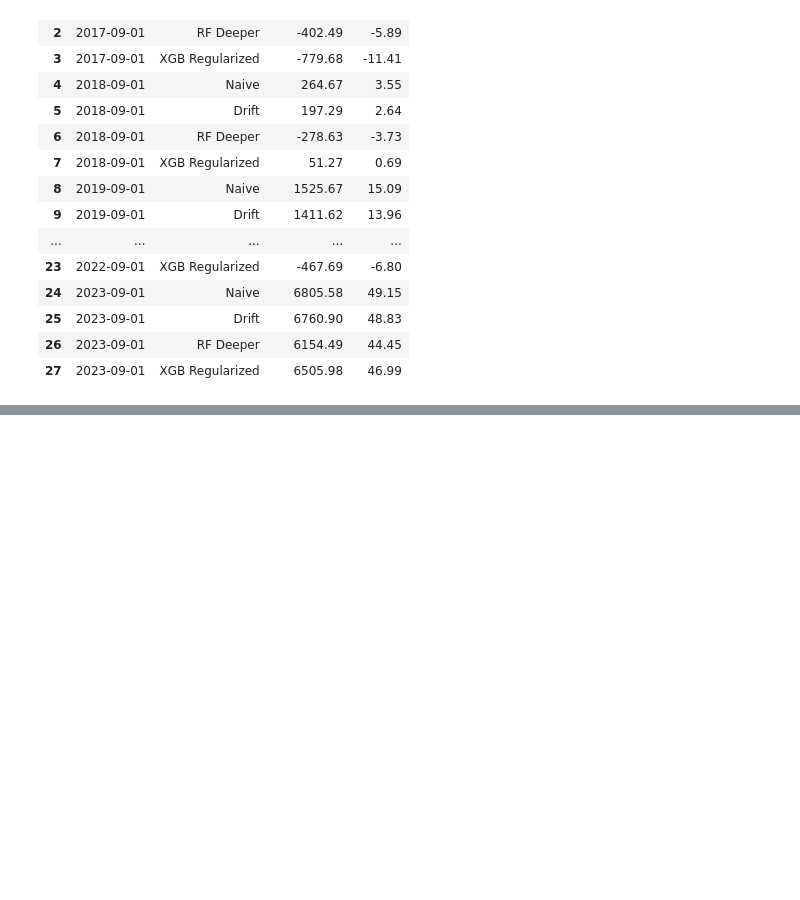
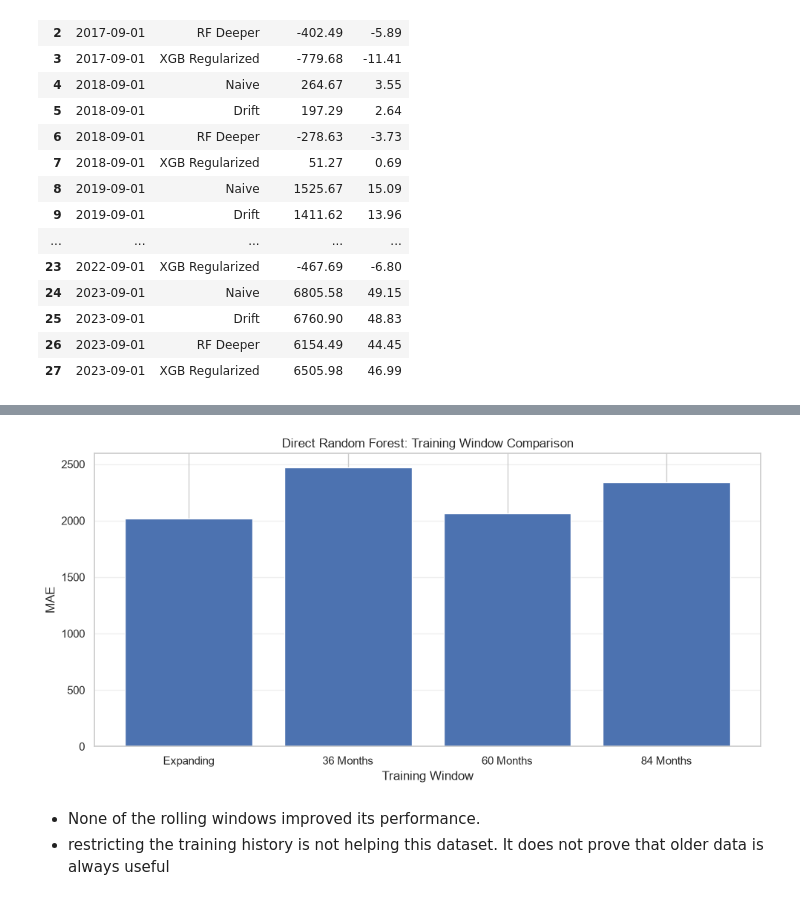
Before and after one commit to KarthikDaivadnya/PriceForecastingW2A, a Jupyter notebook: notebooks/Price_Forecasting_Complete.ipynb, the cells around one changed output, grey strips where cells are left out. Saved outputs shown, nothing was run; the diff lists cells and outputs as text; code cells hidden in the pictures; blank space fills up the shorter version.

```diff
--- a/notebooks/Price_Forecasting_Complete.ipynb
+++ b/notebooks/Price_Forecasting_Complete.ipynb
@@ -2878,0 +3276,28 @@ display(
+# %%
+window_comparison = []
+
+window_comparison.append({
+    'Training Window': 'Expanding',
+    **calculate_metrics(
+        direct_results_df['Actual'],
+        direct_results_df['RF_Direct']
+    ).to_dict()
+})
+
+for name, result in rolling_results.items():
+
+    window_comparison.append({
+        'Training Window': name,
+        **calculate_metrics(
+            result['Actual'],
+            result['Prediction']
+        ).to_dict()
+    })
+
+window_comparison_df = pd.DataFrame(window_comparison)
+
+display(
+    window_comparison_df
+    .set_index('Training Window')
+    .round(2)
+)
@@ -2878,0 +3311,20 @@ display(
+# %%
+fig, ax = plt.subplots(figsize=(10, 5))
+
+ax.bar(
+    window_comparison_df['Training Window'],
+    window_comparison_df['MAE']
+)
+
+ax.set_title('Direct Random Forest: Training Window Comparison')
+ax.set_xlabel('Training Window')
+ax.set_ylabel('MAE')
+ax.grid(axis='y', alpha=0.3)
+
+plt.tight_layout()
+plt.show()
+# %% [output]
+[figure, added]
+# %% [markdown]
+- None of the rolling windows improved its performance.
+- restricting the training history is not helping this dataset. It does not prove that older data is always useful
```
Also changed, not shown: parts of 29 cells of this notebook, 7 other files.
